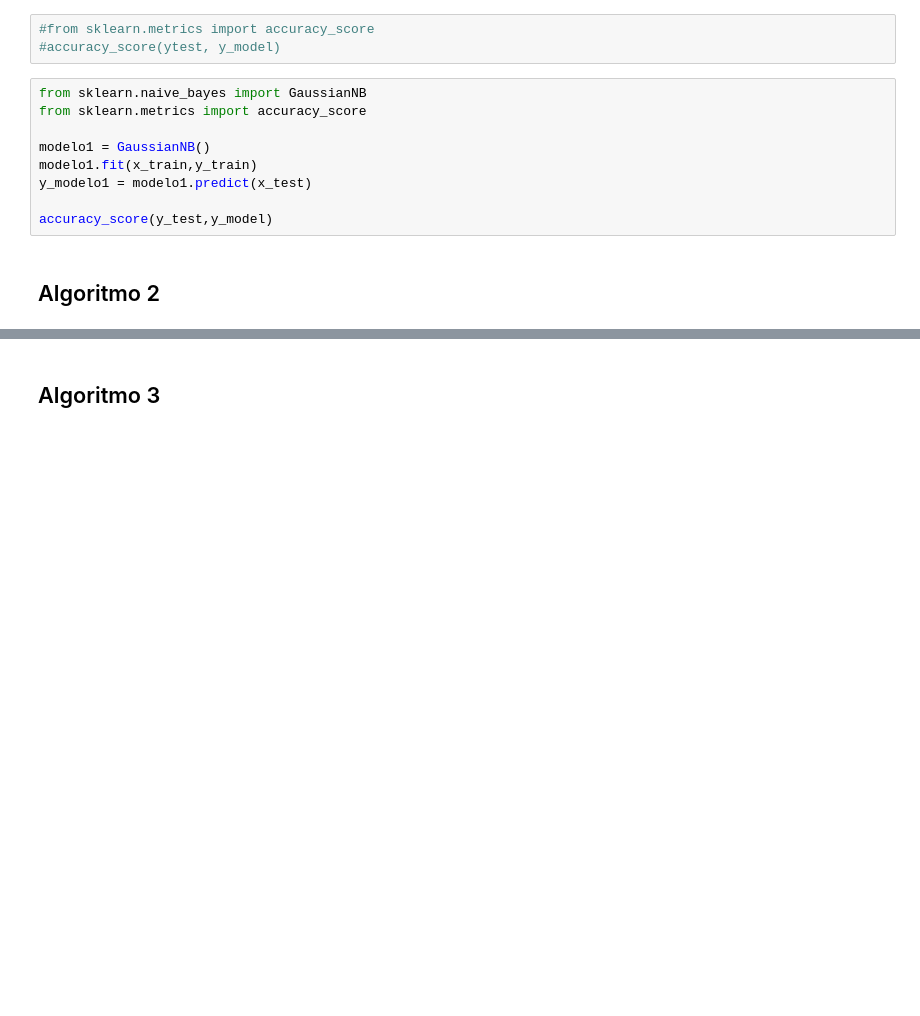
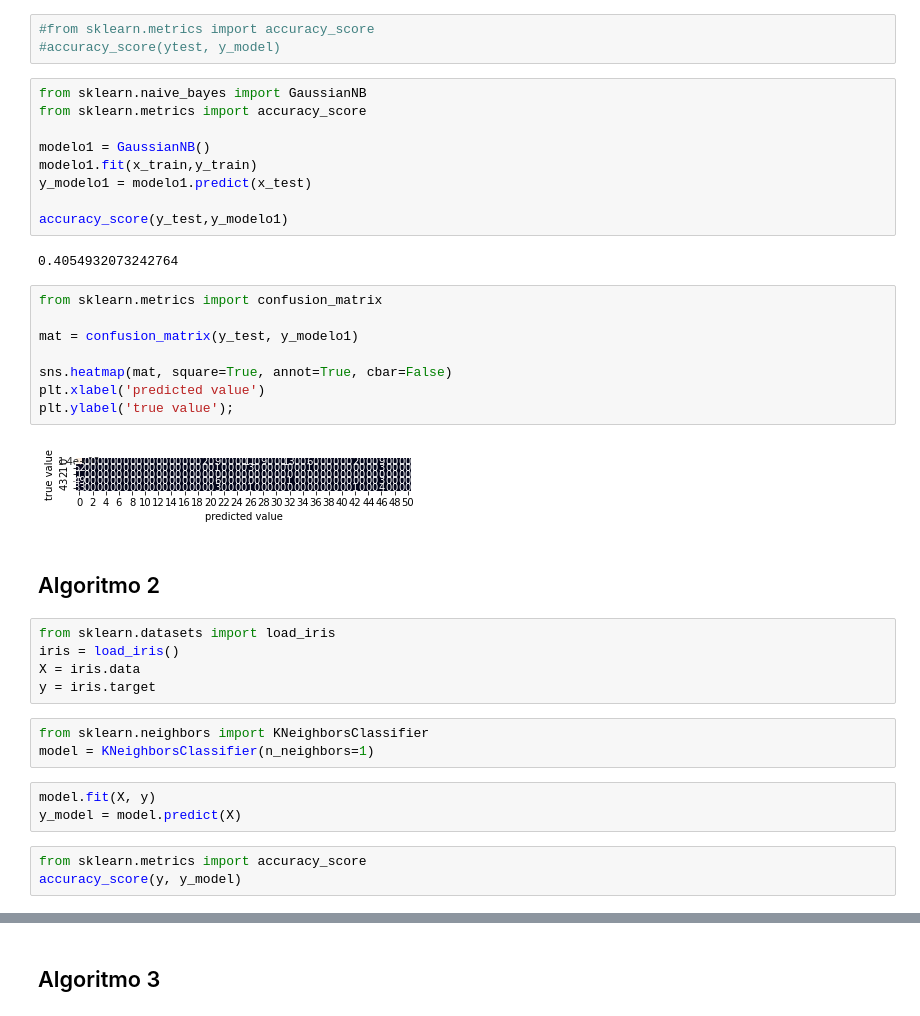
Before and after one commit to RafaelBNN/if697, a Jupyter notebook: Projeto_2_IF697.ipynb, the cells around one changed output, grey strips where cells are left out. Saved outputs shown, nothing was run; the diff lists cells and outputs as text; blank space fills up the shorter version.

```diff
--- a/Projeto_2_IF697.ipynb
+++ b/Projeto_2_IF697.ipynb
@@ -325,6 +358,32 @@ modelo1 = GaussianNB()
 modelo1.fit(x_train,y_train)
 y_modelo1 = modelo1.predict(x_test)
 
-accuracy_score(y_test,y_model)
+accuracy_score(y_test,y_modelo1)
+# %% [output]
+0.4054932073242764
+# %%
+from sklearn.metrics import confusion_matrix
+
+mat = confusion_matrix(y_test, y_modelo1)
+
+sns.heatmap(mat, square=True, annot=True, cbar=False)
+plt.xlabel('predicted value')
+plt.ylabel('true value');
+# %% [output]
+[figure, added]
 # %% [markdown]
 ## Algoritmo 2
+# %%
+from sklearn.datasets import load_iris
+iris = load_iris()
+X = iris.data
+y = iris.target
+# %%
+from sklearn.neighbors import KNeighborsClassifier
+model = KNeighborsClassifier(n_neighbors=1)
+# %%
+model.fit(X, y)
+y_model = model.predict(X)
+# %%
+from sklearn.metrics import accuracy_score
+accuracy_score(y, y_model)
```
Also changed, not shown: parts of 11 cells of this notebook.
